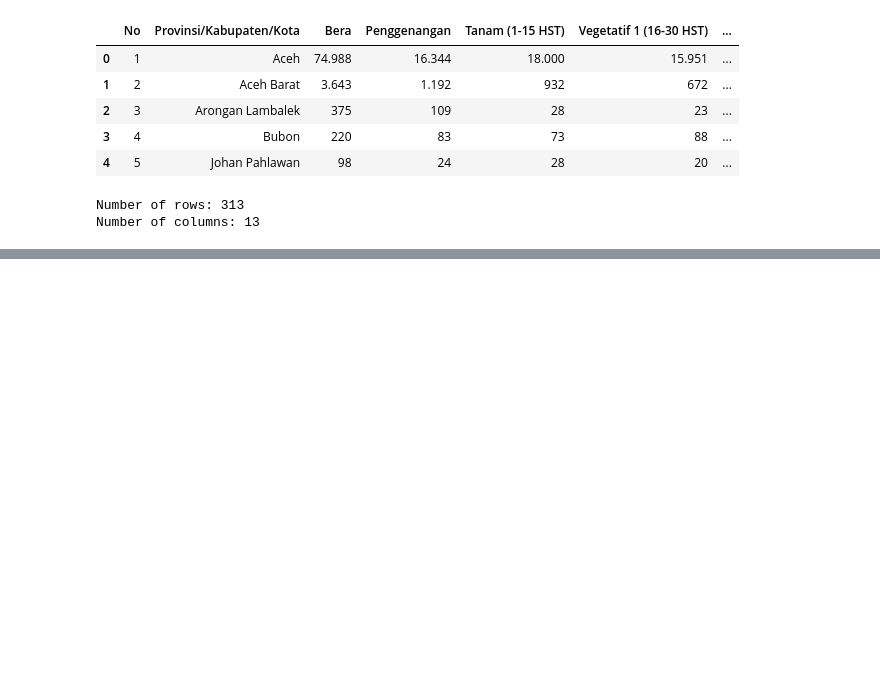
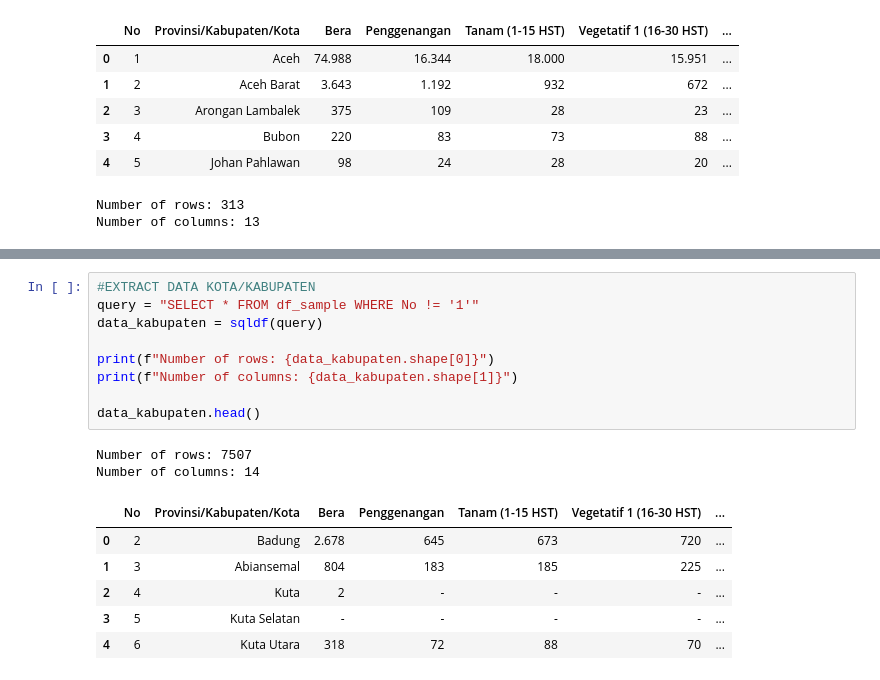
Before and after one commit to ananghw/data-indonesia, a Jupyter notebook: WebScrapping_Simotandi.ipynb, the cells around one changed output, grey strips where cells are left out. Cells and saved outputs as stored; diff of their text form; blank space fills up the shorter version.

```diff
--- a/WebScrapping_Simotandi.ipynb
+++ b/WebScrapping_Simotandi.ipynb
@@ -242,0 +261,18 @@ Number of columns: 14
+# %%
+#EXTRACT DATA KOTA/KABUPATEN
+query = "SELECT * FROM df_sample WHERE No != '1'"
+data_kabupaten = sqldf(query)
+
+print(f"Number of rows: {data_kabupaten.shape[0]}")
+print(f"Number of columns: {data_kabupaten.shape[1]}")
+
+data_kabupaten.head()
+# %% [output]
+Number of rows: 7507
+Number of columns: 14
+|  | No | Provinsi/Kabupaten/Kota | Bera | Penggenangan | Tanam (1-15 HST) | Vegetatif 1 (16-30 HST) | ... |
+| 0 | 2 | Badung | 2.678 | 645 | 673 | 720 | ... |
+| 1 | 3 | Abiansemal | 804 | 183 | 185 | 225 | ... |
+| 2 | 4 | Kuta | 2 | - | - | - | ... |
+| 3 | 5 | Kuta Selatan | - | - | - | - | ... |
+| 4 | 6 | Kuta Utara | 318 | 72 | 88 | 70 | ... |
```
Also changed, not shown: parts of 17 cells of this notebook.
